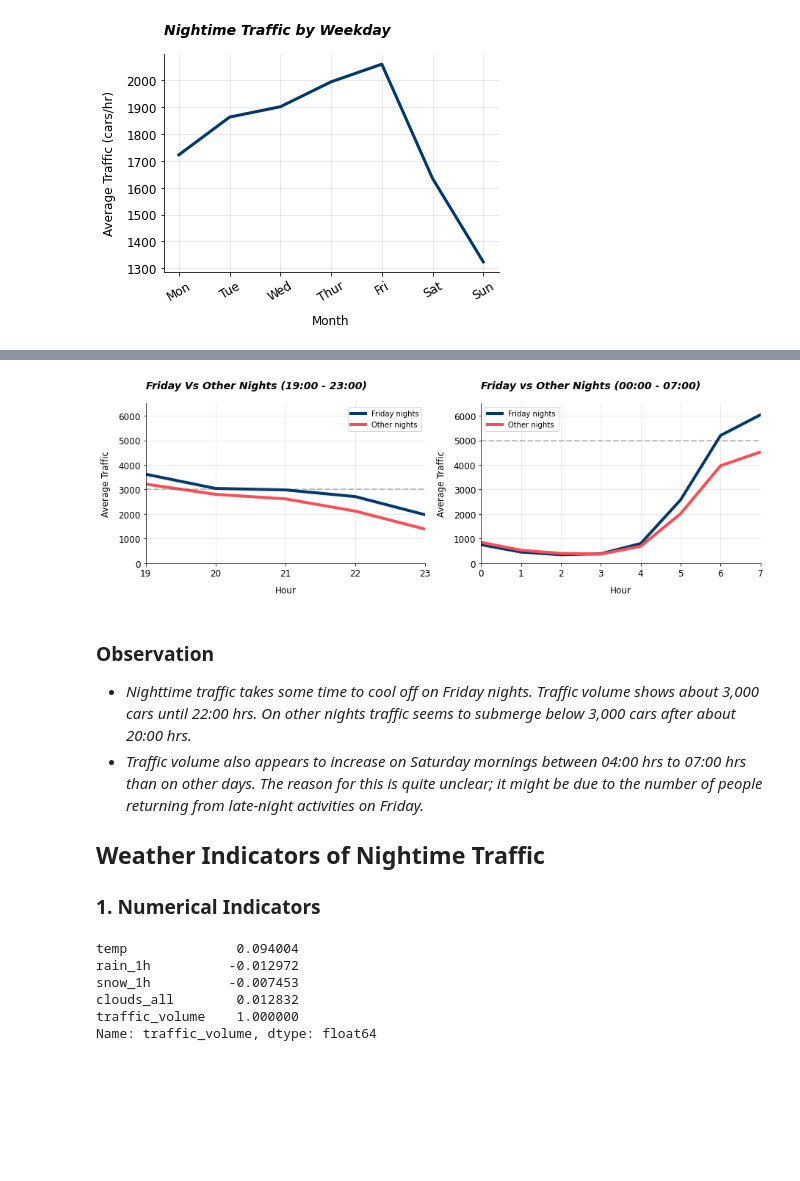
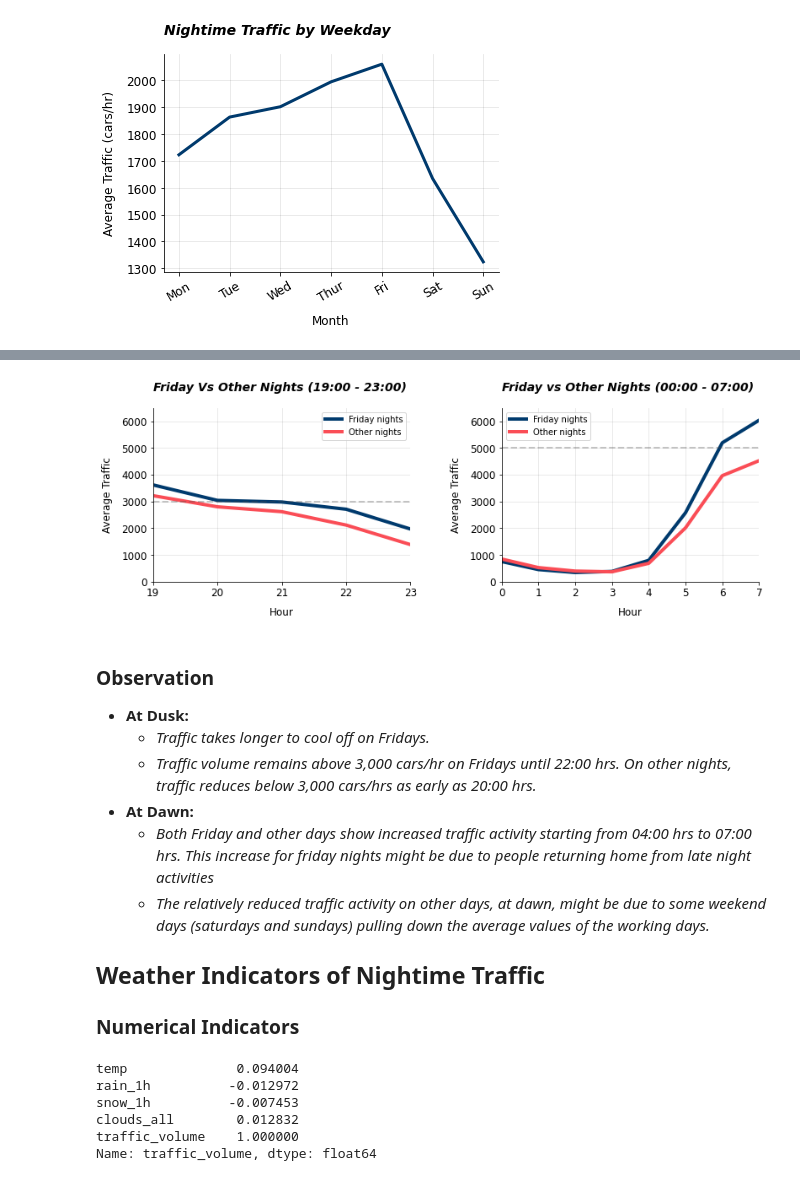
Before and after one commit to Lippins/Heavy_Traffic_Indicators, a Jupyter notebook: notebook.ipynb, the cells around one changed output, grey strips where cells are left out. Cells and saved outputs as stored; diff of their text form; code cells hidden in the pictures; blank space fills up the shorter version.

```diff
--- a/notebook.ipynb
+++ b/notebook.ipynb
@@ -588,41 +718,48 @@ plt.show()
 # %%
-# select dusk hours (19:00 - 23:00) for workdays
+# Filter dusk (19:00 - 23:00) and dawn (00:00 - 06:00) hours for Fridays
 friday_dusk = adj_night.query("(hour >= 19) & (day_of_week == 4)")
-# select dawn hours (00:00 - 06:00) for workdays
 friday_dawn = adj_night.query("(hour < 19) & (day_of_week ==4)")
-# select dusk hours (19:00 - 23:00) for weekends
+
+# Filter dusk (19:00 - 23:00) and dawn (00:00 - 06:00) hours for other days
 others_dusk = adj_night.query("(hour >= 19) & (day_of_week !=4)" )
-# select dawn hours (00:00 - 06:00) for weekdays
 others_dawn = adj_night.query("(hour < 19) & (day_of_week !=4)" )
 
+# Calculate average traffic volume per hour accross all groups
 friday_dusk_traffic = group_column(friday_dusk, 'hour', 'traffic_volume', 'avg_traffic')
 friday_dawn_traffic = group_column(friday_dawn, 'hour', 'traffic_volume', 'avg_traffic')
 others_dusk_traffic = group_column(others_dusk, 'hour', 'traffic_volume', 'avg_traffic')
 others_dawn_traffic = group_column(others_dawn, 'hour', 'traffic_volume', 'avg_traffic')
 
 dusk_list = [friday_dusk_traffic, others_dusk_traffic]
 dawn_list = [friday_dawn_traffic, others_dawn_traffic]
 names = ['Friday nights', 'Other nights']
 
-plt.figure(figsize=(15,4))
+# Build visual
+plt.figure(figsize=(12,5))
 plt.subplot(1,2,1)
 merge_line_plots(dusk_list, 'Friday Vs Other Nights (19:00 - 23:00)', x_limit=(19,23), name_list=names)
 plt.axhline(y = 3000, color = '#444', linestyle = '--', linewidth=2, alpha=0.3)
 
 plt.subplot(1,2,2)
 merge_line_plots(dawn_list, 'Friday vs Other Nights (00:00 - 07:00)', x_limit=(0,7), name_list=names)
 plt.axhline(y = 5000, color = '#444', linestyle = '--', linewidth=2, alpha=0.3)
+
+plt.tight_layout(pad=4.0)
 plt.show()
 # %% [output]
-[figure, old version]
+[figure, new version]
 # %% [markdown]
 ### Observation
-- *Nighttime traffic takes some time to cool off on Friday nights. Traffic volume shows about 3,000 cars until 22:00 hrs. On other nights traffic seems to submerge below 3,000 cars after about 20:00 hrs.*
-- *Traffic volume also appears to increase on Saturday mornings between 04:00 hrs to 07:00 hrs than on other days. The reason for this is quite unclear; it might be due to the number of people returning from late-night activities on Friday.*
+- **At Dusk:**
+    - *Traffic takes longer to cool off on Fridays.*
+    - *Traffic volume remains above 3,000 cars/hr on Fridays until 22:00 hrs. On other nights, traffic reduces below 3,000 cars/hrs as early as 20:00 hrs.*
+- **At Dawn:**
+    - *Both Friday and other days show increased traffic activity starting from 04:00 hrs to 07:00 hrs. This increase for friday nights might be due to people returning home from late night activities*
+    - *The relatively reduced traffic activity on other days, at dawn, might be due to some weekend days (saturdays and sundays) pulling down the average values of the working days.*
 
 ## Weather Indicators of Nightime Traffic
 
-### 1. Numerical Indicators
+### Numerical Indicators
 # %%
 night[['temp','rain_1h', 'snow_1h', 'clouds_all', 'traffic_volume']].corr()['traffic_volume']
 # %% [output]
```
Also changed, not shown: parts of 43 cells of this notebook.
